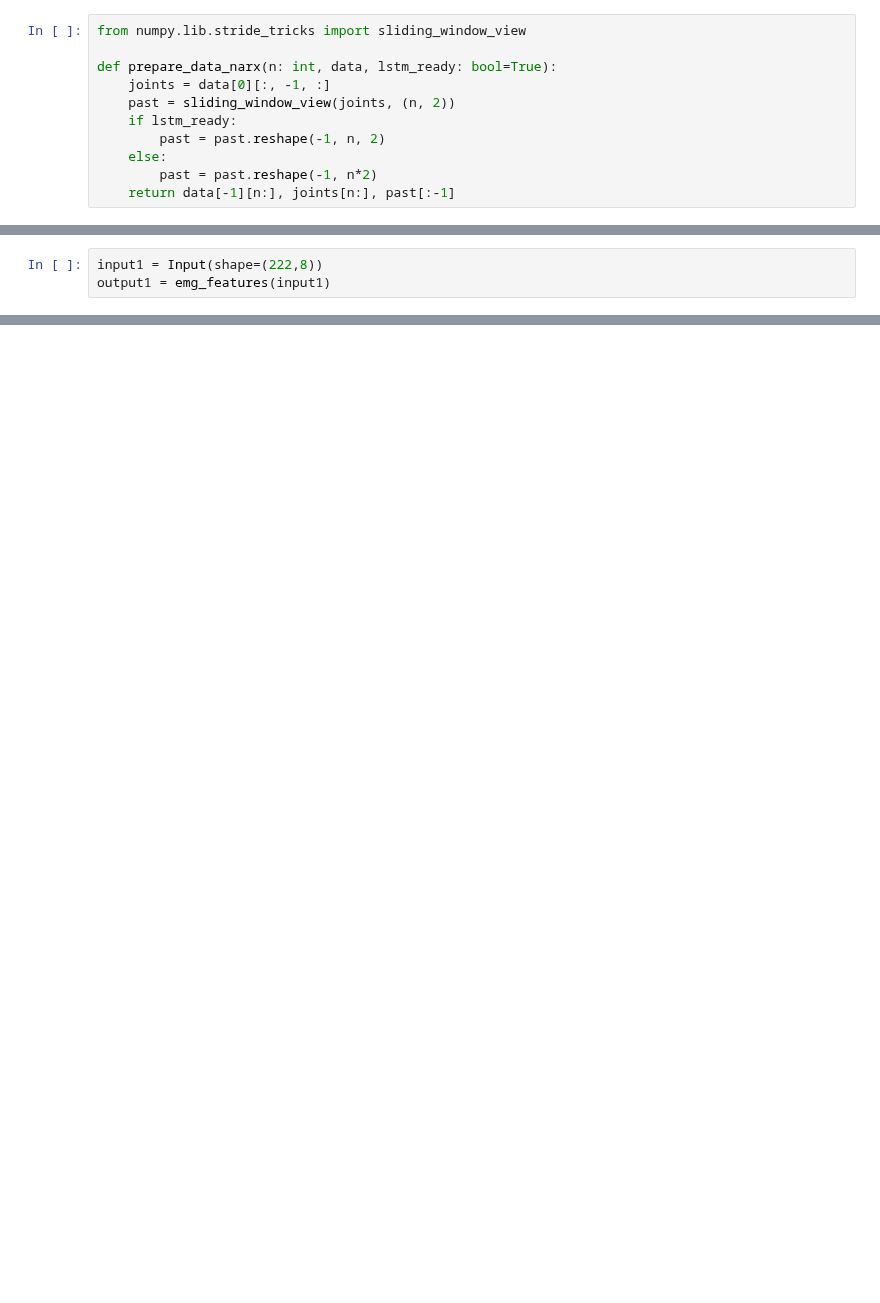
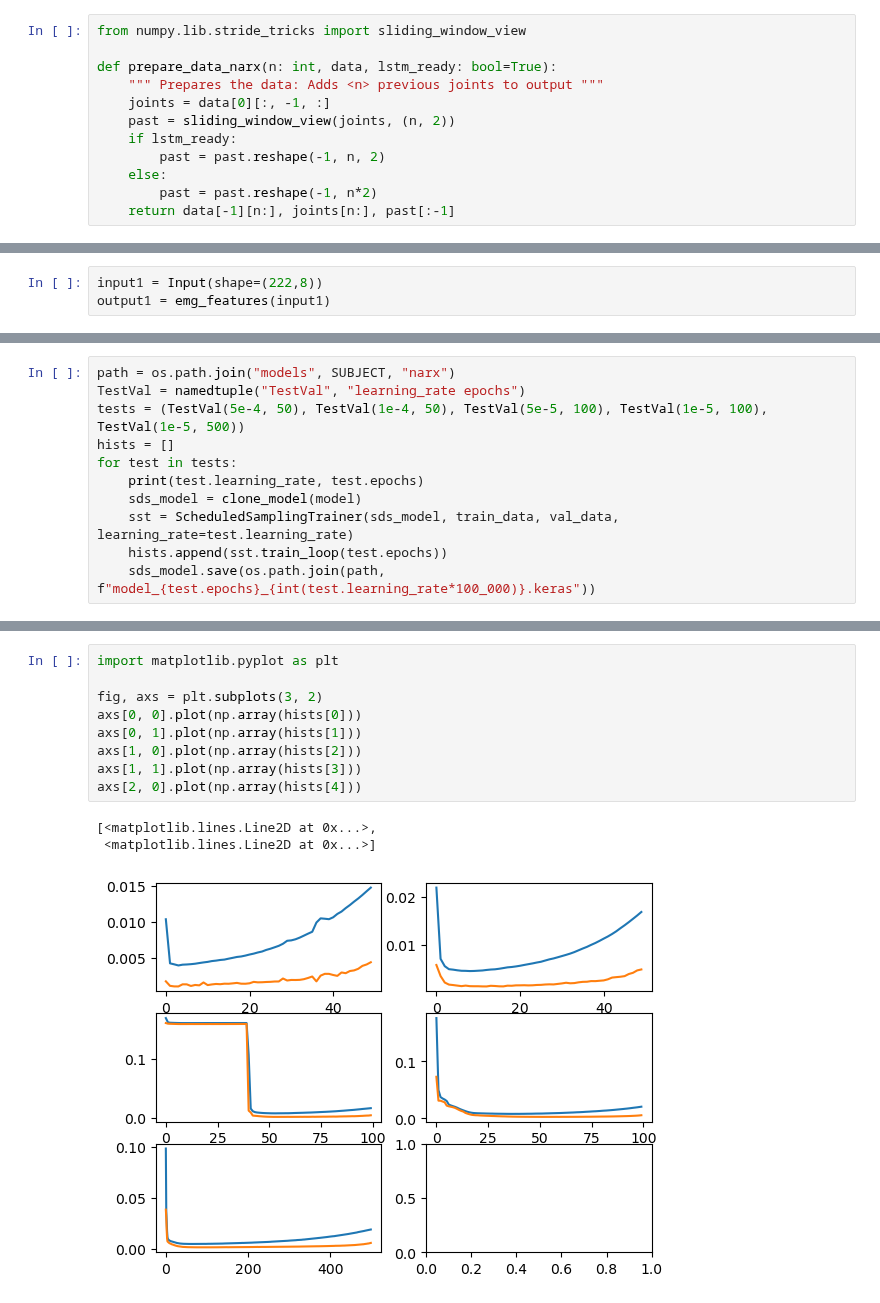
Before and after one commit to gjmm07/Masterthesis, a Jupyter notebook: NARX.ipynb, the cells around one changed output, grey strips where cells are left out. Drawn from its saved outputs; the diff is of its cells as text; blank space fills up the shorter version.

```diff
--- a/NARX.ipynb
+++ b/NARX.ipynb
@@ -24,6 +28,7 @@ dataset[0].plot(plot_emg=True, plot_mocap_joints=True)
 from numpy.lib.stride_tricks import sliding_window_view
 
 def prepare_data_narx(n: int, data, lstm_ready: bool=True):
+    """ Prepares the data: Adds <n> previous joints to output """
     joints = data[0][:, -1, :]
     past = sliding_window_view(joints, (n, 2))
     if lstm_ready:
@@ -497,0 +414,11 @@ plt.show()
+# %%
+path = os.path.join("models", SUBJECT, "narx")
+TestVal = namedtuple("TestVal", "learning_rate epochs")
+tests = (TestVal(5e-4, 50), TestVal(1e-4, 50), TestVal(5e-5, 100), TestVal(1e-5, 100), TestVal(1e-5, 500))
+hists = []
+for test in tests:
+    print(test.learning_rate, test.epochs)
+    sds_model = clone_model(model)
+    sst = ScheduledSamplingTrainer(sds_model, train_data, val_data, learning_rate=test.learning_rate)
+    hists.append(sst.train_loop(test.epochs))
+    sds_model.save(os.path.join(path, f"model_{test.epochs}_{int(test.learning_rate*100_000)}.keras"))
@@ -497,0 +443,13 @@ plt.show()
+# %%
+import matplotlib.pyplot as plt
+
+fig, axs = plt.subplots(3, 2)
+axs[0, 0].plot(np.array(hists[0]))
+axs[0, 1].plot(np.array(hists[1]))
+axs[1, 0].plot(np.array(hists[2]))
+axs[1, 1].plot(np.array(hists[3]))
+axs[2, 0].plot(np.array(hists[4]))
+# %% [output]
+[<matplotlib.lines.Line2D at 0x...>,
+ <matplotlib.lines.Line2D at 0x...>]
+[figure, added]
```
Also changed, not shown: parts of 26 cells of this notebook, 10 other files.
